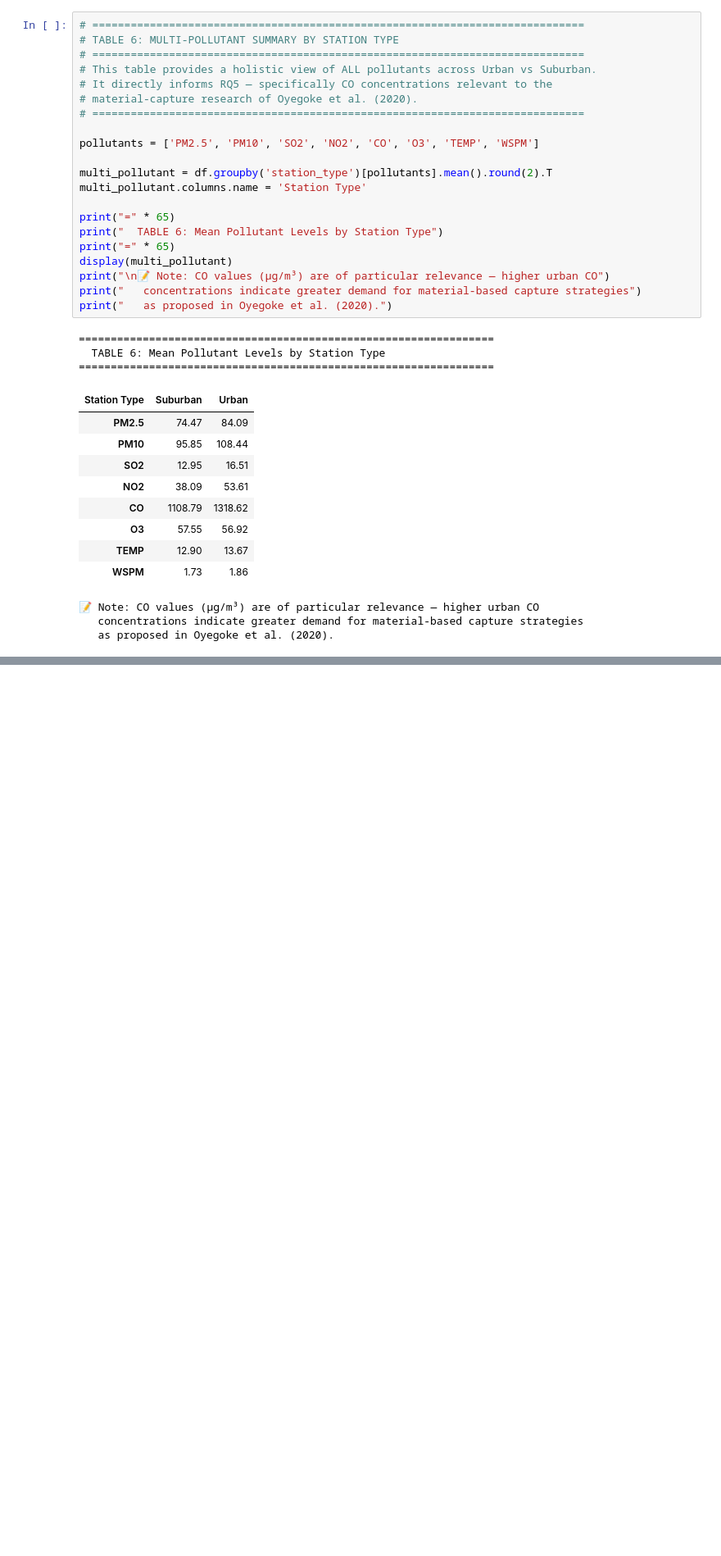
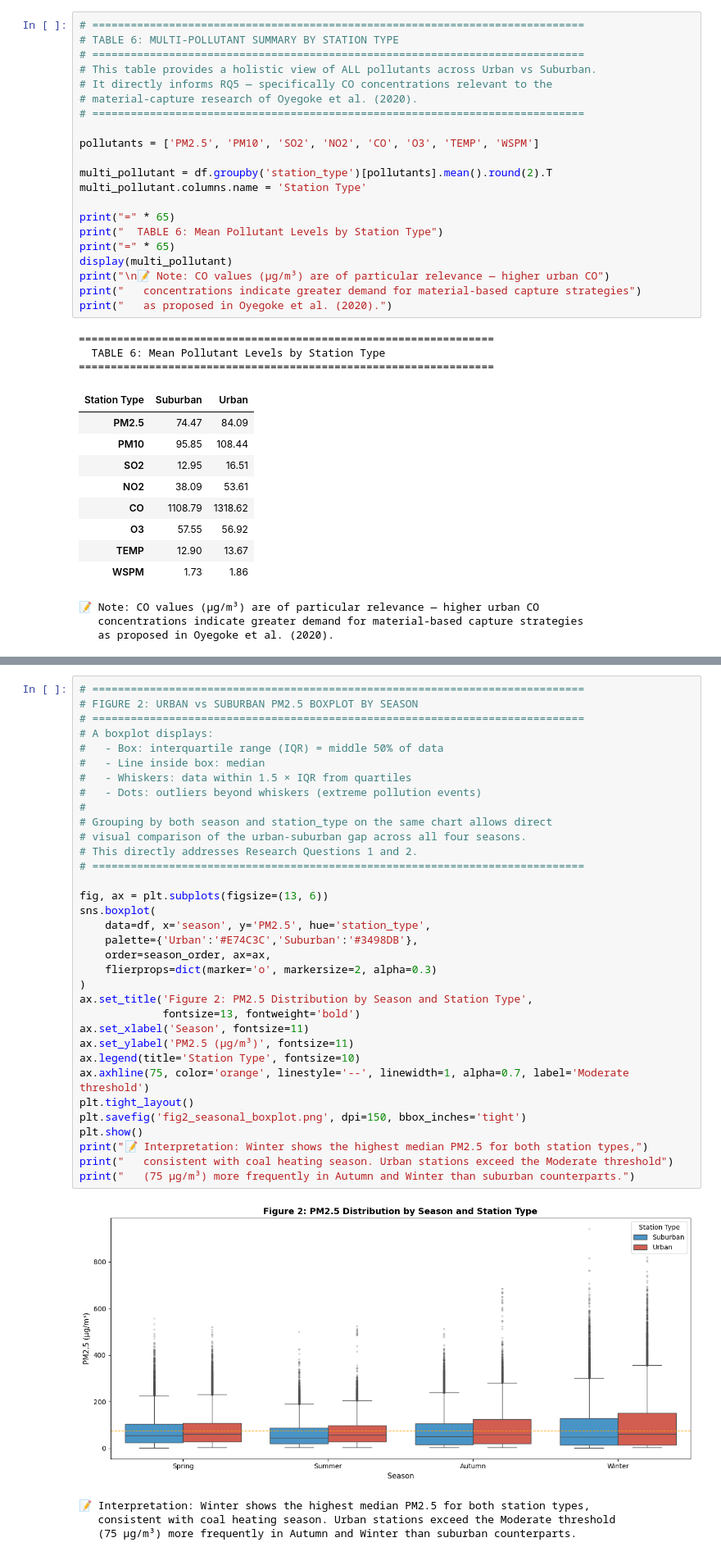
Before and after one commit to oyegokeademola25-beep/ASSESSMENT_DATA_SET, a Jupyter notebook: Copy_of_CMP7001_Assessment.ipynb, the cells around one changed output, grey strips where cells are left out. Shown at 82% size. Drawn from its saved outputs; the diff is of its cells as text; blank space fills up the shorter version.

```diff
--- a/Copy_of_CMP7001_Assessment.ipynb
+++ b/Copy_of_CMP7001_Assessment.ipynb
@@ -943,0 +991,39 @@ print("   as proposed in Oyegoke et al. (2020).")
+# %%
+# =============================================================================
+# FIGURE 2: URBAN vs SUBURBAN PM2.5 BOXPLOT BY SEASON
+# =============================================================================
+# A boxplot displays:
+#   - Box: interquartile range (IQR) = middle 50% of data
+#   - Line inside box: median
+#   - Whiskers: data within 1.5 × IQR from quartiles
+#   - Dots: outliers beyond whiskers (extreme pollution events)
+#
+# Grouping by both season and station_type on the same chart allows direct
+# visual comparison of the urban-suburban gap across all four seasons.
+# This directly addresses Research Questions 1 and 2.
+# =============================================================================
+
+fig, ax = plt.subplots(figsize=(13, 6))
+sns.boxplot(
+    data=df, x='season', y='PM2.5', hue='station_type',
+    palette={'Urban':'#E74C3C','Suburban':'#3498DB'},
+    order=season_order, ax=ax,
+    flierprops=dict(marker='o', markersize=2, alpha=0.3)
+)
+ax.set_title('Figure 2: PM2.5 Distribution by Season and Station Type',
+             fontsize=13, fontweight='bold')
+ax.set_xlabel('Season', fontsize=11)
+ax.set_ylabel('PM2.5 (µg/m³)', fontsize=11)
+ax.legend(title='Station Type', fontsize=10)
+ax.axhline(75, color='orange', linestyle='--', linewidth=1, alpha=0.7, label='Moderate threshold')
+plt.tight_layout()
+plt.savefig('fig2_seasonal_boxplot.png', dpi=150, bbox_inches='tight')
+plt.show()
+print("📝 Interpretation: Winter shows the highest median PM2.5 for both station types,")
+print("   consistent with coal heating season. Urban stations exceed the Moderate threshold")
+print("   (75 µg/m³) more frequently in Autumn and Winter than suburban counterparts.")
+# %% [output]
+[figure, added]
+📝 Interpretation: Winter shows the highest median PM2.5 for both station types,
+   consistent with coal heating season. Urban stations exceed the Moderate threshold
+   (75 µg/m³) more frequently in Autumn and Winter than suburban counterparts.
```
Also changed, not shown: parts of 12 cells of this notebook.
